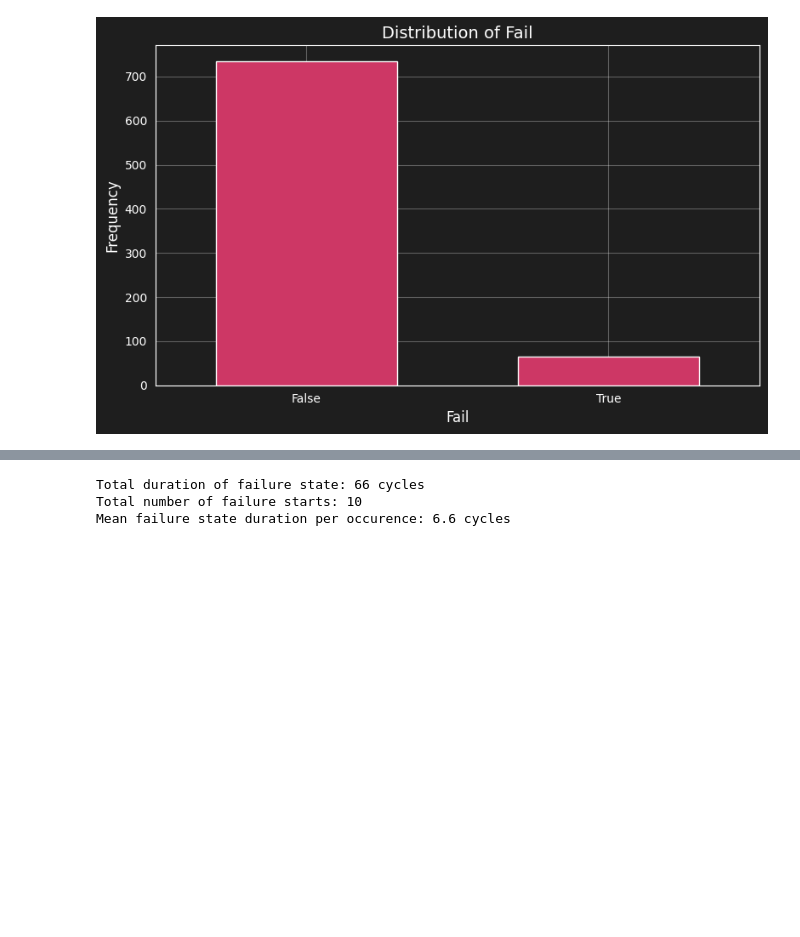
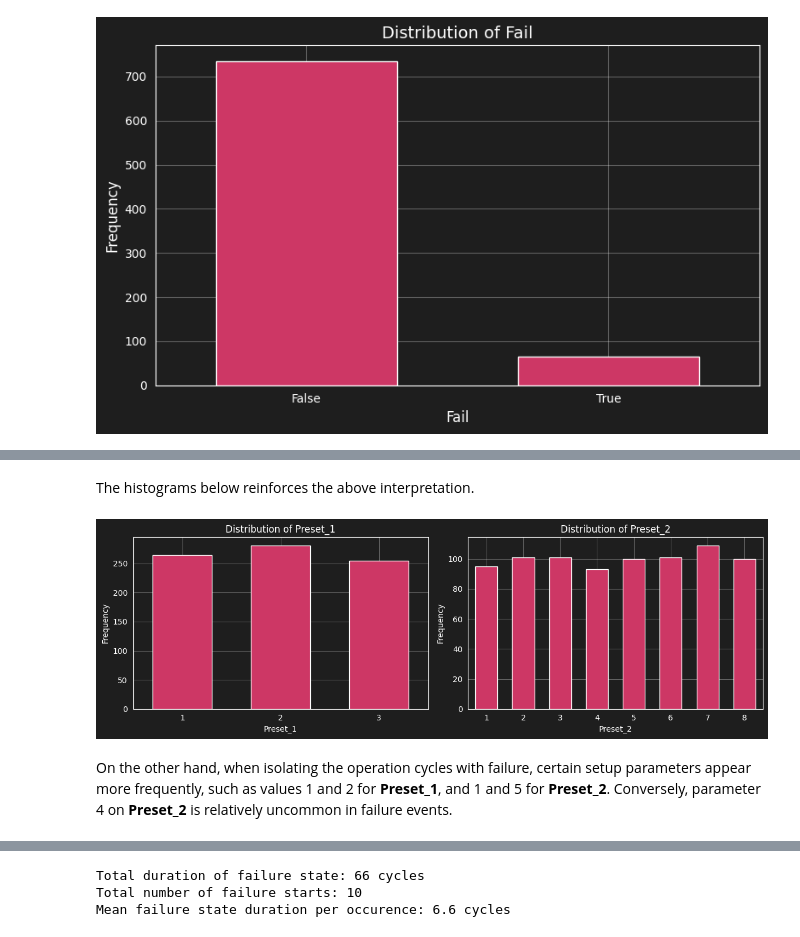
Before and after one commit to jackson-simionato/fpso-equipment-monitoring, a Jupyter notebook: notebooks/01_eda_exploration.ipynb, the cells around one changed output, grey strips where cells are left out. Drawn from its saved outputs; the diff is of its cells as text; code cells hidden in the pictures; blank space fills up the shorter version.

```diff
--- a/notebooks/01_eda_exploration.ipynb
+++ b/notebooks/01_eda_exploration.ipynb
@@ -172,0 +276,8 @@ Similarly, it's important to know how many times the equipment failed.
+# %% [markdown]
+The histograms below reinforces the above interpretation.
+# %%
+fig = DataPlotter().plot_multiple_histograms(df, ['Preset_1','Preset_2'])
+# %% [output]
+[figure, added]
+# %% [markdown]
+On the other hand, when isolating the operation cycles with failure, certain setup parameters appear more frequently, such as values 1 and 2 for **Preset_1**, and 1 and 5 for **Preset_2**. Conversely, parameter 4 on **Preset_2** is relatively uncommon in failure events.
```
Also changed, not shown: parts of 46 cells of this notebook.
